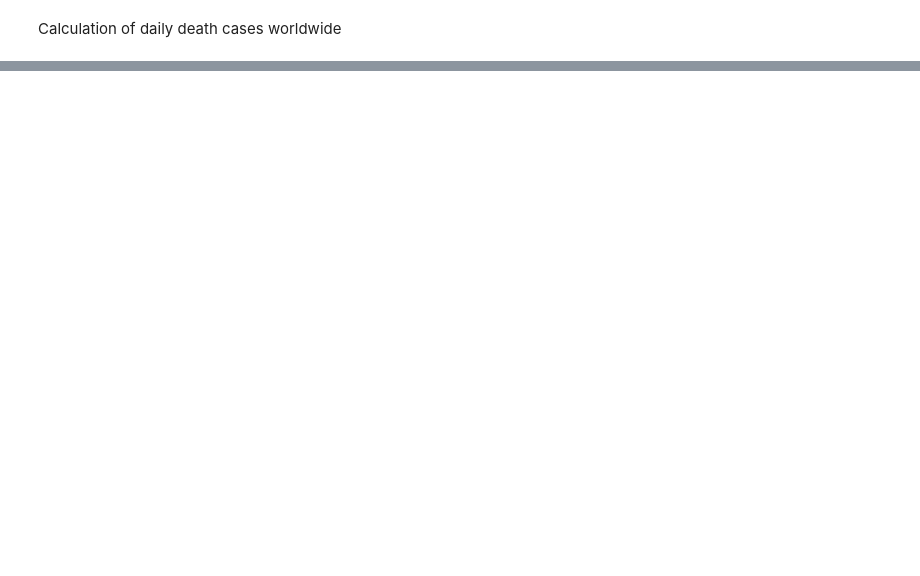
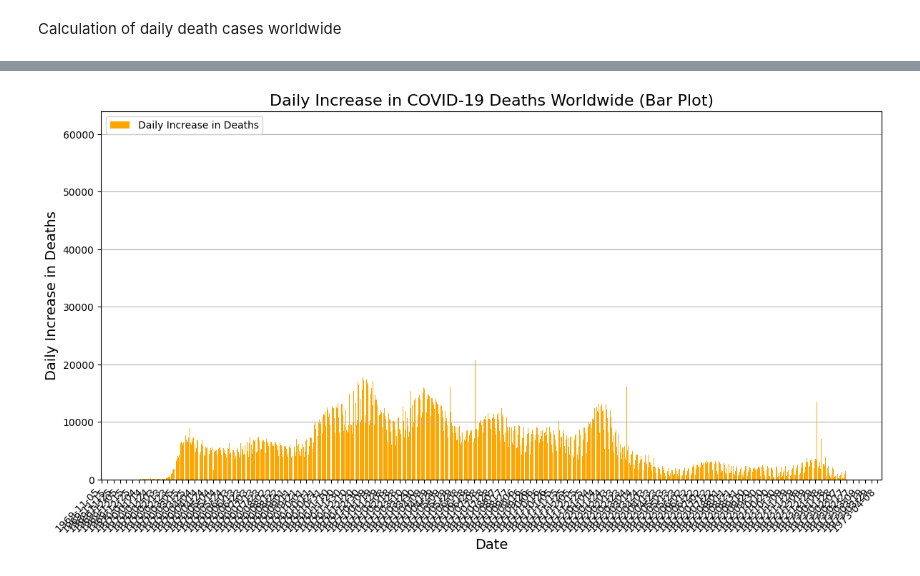
Before and after one commit to DiwashPaudel/DiwashPaudel, a Jupyter notebook: Assesment2.ipynb, the cells around one changed output, grey strips where cells are left out. Cells and saved outputs as stored; diff of their text form; code cells hidden in the pictures; blank space fills up the shorter version.

```diff
--- a/Assesment2.ipynb
+++ b/Assesment2.ipynb
@@ -175,13 +218,11 @@ dtype: object
 # %%
-# Ensure that the Total_Deaths column is numeric
-total_daily_deaths['Total_Deaths'] = pd.to_numeric(total_daily_deaths['Total_Deaths'], errors='coerce').fillna(0)
 
 # Function to calculate daily increase in deaths
 def daily_death_increase(death_series):
     return death_series.diff().fillna(0)
 
 # Calculating the daily increase
-total_daily_deaths['Daily_Increase'] = daily_death_increase(total_daily_deaths['Total_Deaths'])
+total_daily_deaths = daily_death_increase(total_daily_deaths_worldwide)
 
-print(total_daily_deaths[['Date', 'Daily_Increase']].head())  # Display the first few results
+print("Increment in Daily Death in Worldwide\n", total_daily_deaths)  # Display the first few results
 # %% [output]
@@ -206,0 +299,21 @@ plt.show()
+# %%
+# Create a figure with subplots
+plt.figure(figsize=(12, 12))
+# Bar Plot for Daily Increase
+plt.subplot(2, 1, 2)  # Second subplot
+plt.bar(total_daily_deaths.index, total_daily_deaths, color='orange', label='Daily Increase in Deaths', width=0.8)
+plt.xlabel('Date', fontsize=14)
+plt.ylabel('Daily Increase in Deaths', fontsize=14)
+plt.title('Daily Increase in COVID-19 Deaths Worldwide (Bar Plot)', fontsize=16)
+# Formatting the date on x-axis for the bar plot
+plt.gca().xaxis.set_major_formatter(mdates.DateFormatter('%Y-%m-%d'))
+plt.gca().xaxis.set_major_locator(mdates.DayLocator(interval=10))  # Set interval for x-axis ticks
+plt.xticks(rotation=45, ha='right')  # Align to the right
+plt.grid(axis='y')
+plt.legend()
+
+# Show the plots
+plt.tight_layout()  # Adjust layout to prevent clipping of tick-labels
+plt.show()
+# %% [output]
+[figure, added]
```
Also changed, not shown: parts of 27 cells of this notebook.
